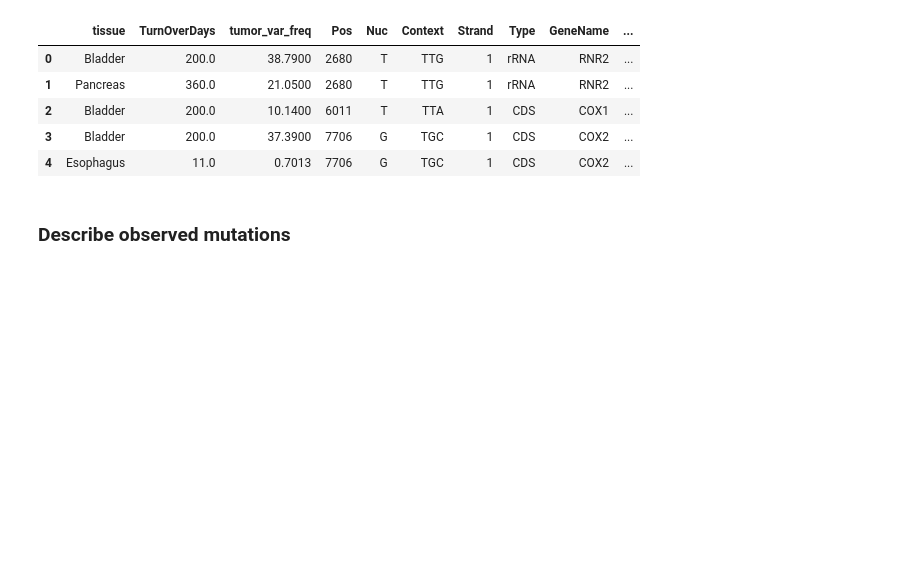
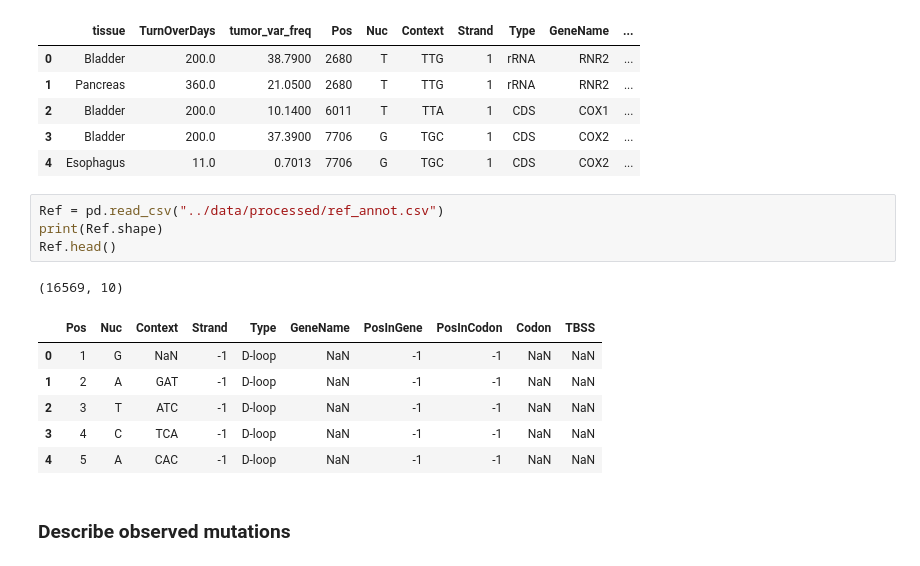
Before and after one commit to mitoclub/mtdnaMutSpecOfCancers, a Jupyter notebook: notebooks/mut_EDA.ipynb, the cells around one changed output. Drawn from its saved outputs; the diff is of its cells as text; blank space fills up the shorter version.

```diff
--- a/notebooks/mut_EDA.ipynb
+++ b/notebooks/mut_EDA.ipynb
@@ -200,6 +200,18 @@ mutations.head()
 | 2 | Bladder | 200.0 | 10.1400 | 6011 | T | TTA | 1 | CDS | COX1 | ... |
 | 3 | Bladder | 200.0 | 37.3900 | 7706 | G | TGC | 1 | CDS | COX2 | ... |
 | 4 | Esophagus | 11.0 | 0.7013 | 7706 | G | TGC | 1 | CDS | COX2 | ... |
+# %%
+Ref = pd.read_csv("../data/processed/ref_annot.csv")
+print(Ref.shape)
+Ref.head()
+# %% [output]
+(16569, 10)
+|  | Pos | Nuc | Context | Strand | Type | GeneName | PosInGene | PosInCodon | Codon | TBSS |
+| 0 | 1 | G | NaN | -1 | D-loop | NaN | -1 | -1 | NaN | NaN |
+| 1 | 2 | A | GAT | -1 | D-loop | NaN | -1 | -1 | NaN | NaN |
+| 2 | 3 | T | ATC | -1 | D-loop | NaN | -1 | -1 | NaN | NaN |
+| 3 | 4 | C | TCA | -1 | D-loop | NaN | -1 | -1 | NaN | NaN |
+| 4 | 5 | A | CAC | -1 | D-loop | NaN | -1 | -1 | NaN | NaN |
 # %% [markdown]
 ### Describe observed mutations
 # %%
```
Also changed, not shown: parts of 17 cells of this notebook, 4 other files.
